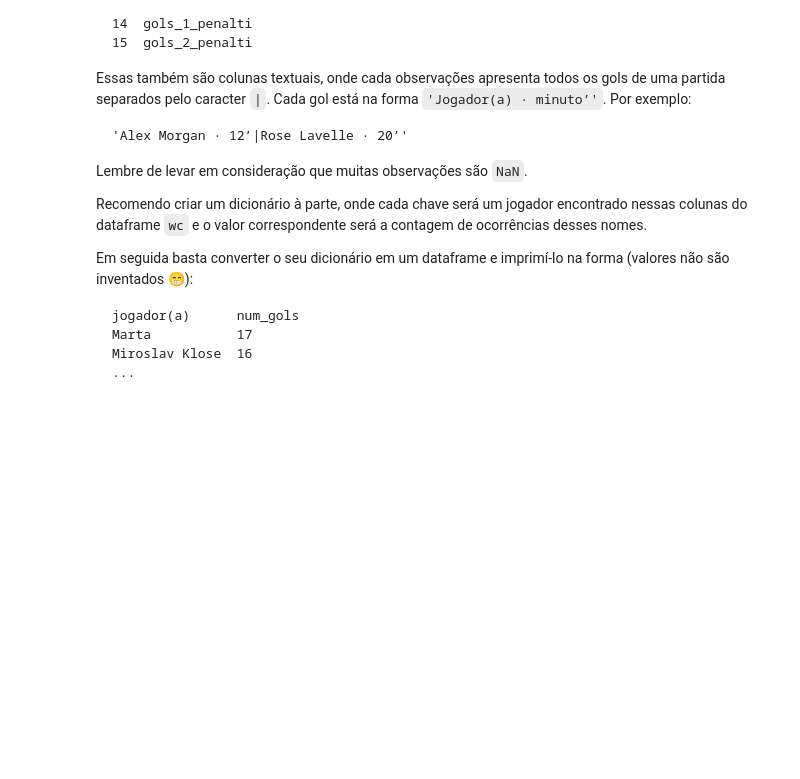
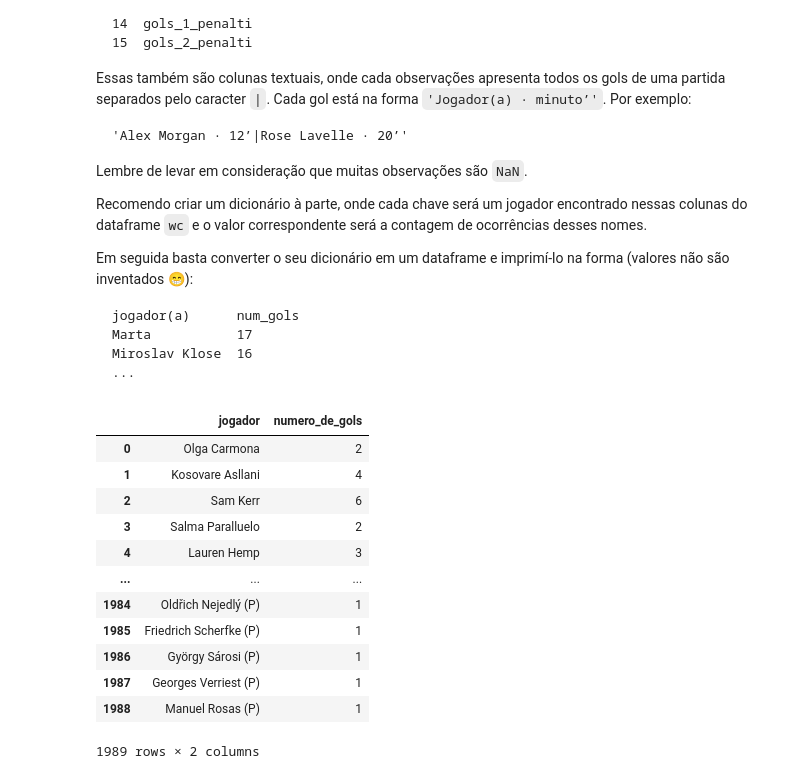
Before and after one commit to Alexandre-CES/desenvolve-python-intermediario, a Jupyter notebook: modulo3/3.06-Pandas.ipynb, the cells around one changed output. Saved outputs shown, nothing was run; the diff lists cells and outputs as text; code cells hidden in the pictures; blank space fills up the shorter version.

````diff
--- a/modulo3/3.06-Pandas.ipynb
+++ b/modulo3/3.06-Pandas.ipynb
@@ -246,3 +363,74 @@ Marta           17
 Miroslav Klose  16
 ...
 ```
+# %%
+jogadores_e_gols = {}
+
+def Main():
+
+    #renomear todos para apenas gols
+    gols_1_detalhes_df = wc[['gols_1_detalhes']].rename(columns={'gols_1_detalhes':'gols'})
+    gols_2_detalhes_df = wc[['gols_2_detalhes']].rename(columns={'gols_2_detalhes':'gols'})
+    gols_1_penalti_df = wc[['gols_1_penalti']].rename(columns={'gols_1_penalti':'gols'})
+    gols_2_penalti_df = wc[['gols_2_penalti']].rename(columns={'gols_2_penalti':'gols'})
+
+    #concatenar tudo em um só dataframe
+    gols_df = pd.concat([gols_1_detalhes_df, gols_2_detalhes_df, gols_1_penalti_df, gols_2_penalti_df])
+
+    #aplicar função em todos os itens
+    gols_df['gols'].apply(processar_gols)
+
+    #criar dataframe com resultado
+    gols_df = criar_dataframe_jogadores()
+
+    #mostrar na tela
+    display(gols_df)
+
+def processar_gols(gols_str):
+    '''Divide os gols de cada partida'''
+    #pular NaN
+    if pd.isna(gols_str):
+        return 0
+
+    #dividir jogadores
+    gols_str = gols_str.split('|')
+
+    for item in gols_str:
+
+        #deixar só o nome do jogador
+        item_tmp = item
+        if '·' in item:
+            item_tmp = item.split(' · ')
+            item_tmp = item_tmp[0]
+
+        adicionar_ao_dicionario(item_tmp)
+
+def adicionar_ao_dicionario(item):
+    '''adiciona jogadores novos e atualiza os já existentes no dicionário'''
+    if item in jogadores_e_gols:
+        jogadores_e_gols[item] += 1
+    else:
+        jogadores_e_gols[item] = 1
+
+def criar_dataframe_jogadores():
+    '''Cria um novo dataframe com um dicionário de jogadores/gols'''
+
+    df_jogadores = pd.DataFrame(list(jogadores_e_gols.items()), columns=['jogador', 'numero_de_gols'])
+
+    return df_jogadores
+
+Main()
+# %% [output]
+|  | jogador | numero_de_gols |
+| 0 | Olga Carmona | 2 |
+| 1 | Kosovare Asllani | 4 |
+| 2 | Sam Kerr | 6 |
+| 3 | Salma Paralluelo | 2 |
+| 4 | Lauren Hemp | 3 |
+| ... | ... | ... |
+| 1984 | Oldřich Nejedlý (P) | 1 |
+| 1985 | Friedrich Scherfke (P) | 1 |
+| 1986 | György Sárosi (P) | 1 |
+| 1987 | Georges Verriest (P) | 1 |
+| 1988 | Manuel Rosas (P) | 1 |
+1989 rows × 2 columns
````
Also changed, not shown: parts of 3 cells of this notebook.
